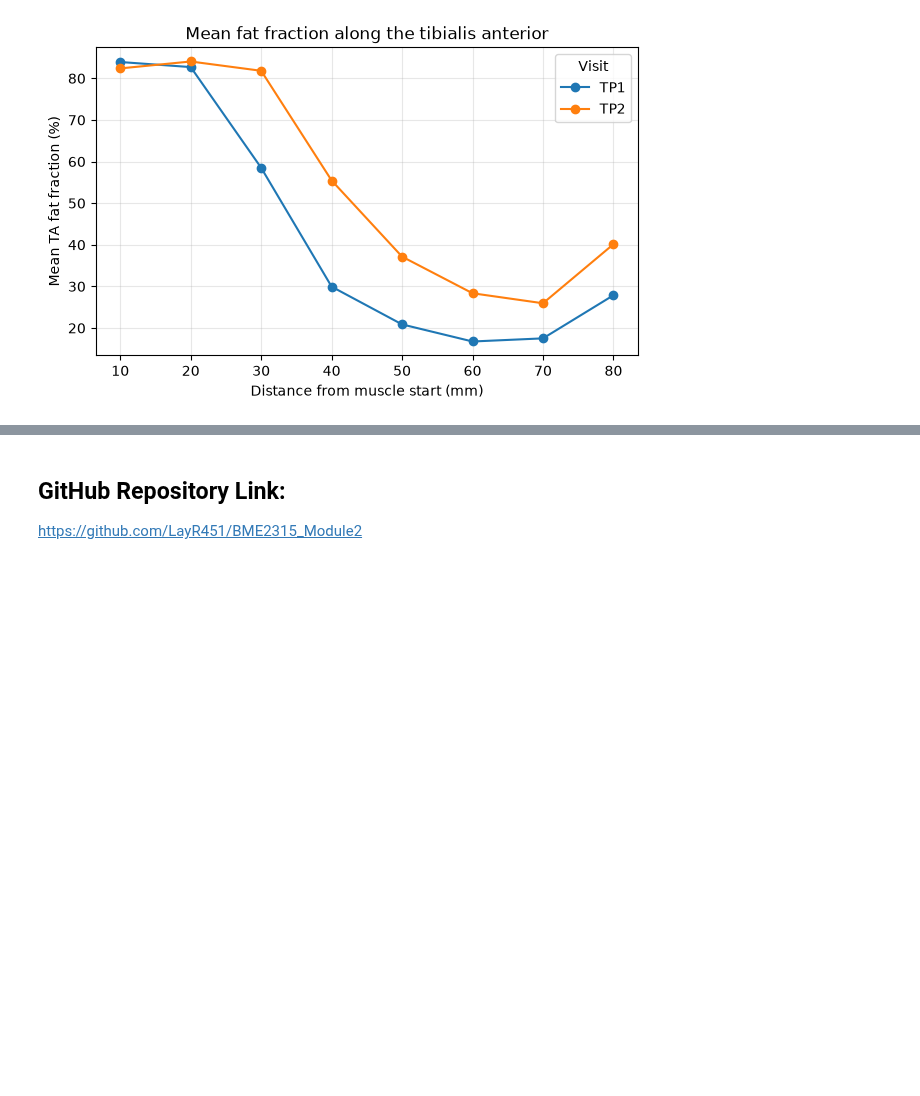
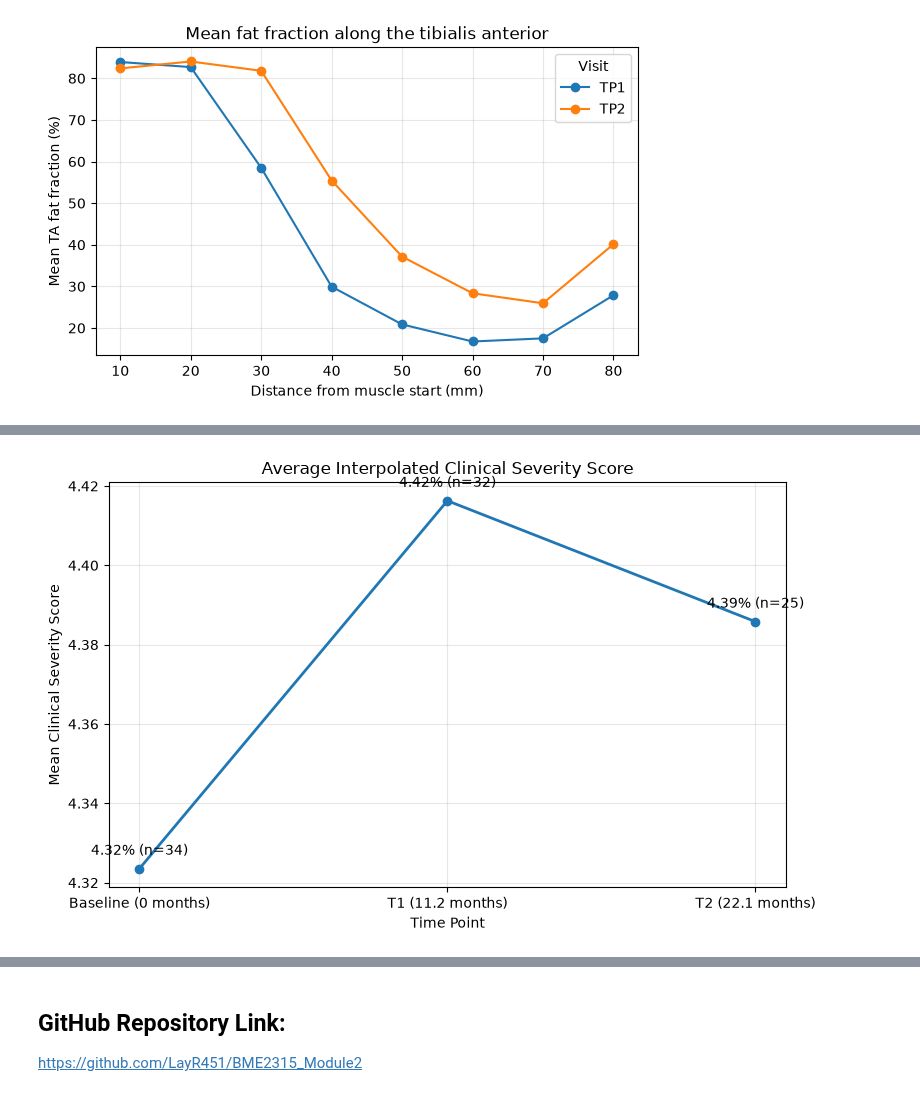
Before and after one commit to LayR451/BME2315_Module2, a Jupyter notebook: FSHD_Module2_Project_Template.ipynb, the cells around one changed output, grey strips where cells are left out. Cells and saved outputs as stored; diff of their text form; code cells hidden in the pictures; blank space fills up the shorter version.

```diff
--- a/FSHD_Module2_Project_Template.ipynb
+++ b/FSHD_Module2_Project_Template.ipynb
@@ -381,0 +565,37 @@ Include:
+# %%
+# Data anlysis and graphical portions now
+
+# Calculate the average across patients at each time point
+mean_ff = estimates_df[['baseline', 'T1', 'T2']].mean()
+counts = estimates_df[['baseline', 'T1', 'T2']].count()
+
+# Plot average interpolated fat fraction
+labels = [
+    'Baseline (0 months)',
+    f'T1 ({T1:.1f} months)',
+    f'T2 ({T2:.1f} months)'
+]
+
+plt.figure(figsize=(8, 5))
+plt.plot(labels, mean_ff.values, marker='o', linewidth=2)
+
+for i, (mean, n) in enumerate(zip(mean_ff.values, counts.values)):
+    plt.annotate(
+        f'{mean:.2f}% (n={n})',
+        (i, mean),
+        xytext=(0, 10),
+        textcoords='offset points',
+        ha='center'
+    )
+
+plt.title('Average Interpolated Clinical Severity Score')
+plt.xlabel('Time Point')
+plt.ylabel('Mean Clinical Severity Score')
+plt.grid(True, alpha=0.3)
+plt.tight_layout()
+plt.show()
+
+# GRAPH B
+# Conclusion: Clinical severity score doesn't change much over time, but it does exhibit a decrease between T1 and T2.
+# %% [output]
+[figure, added]
```
Also changed, not shown: parts of 19 cells of this notebook, 1 other file.
